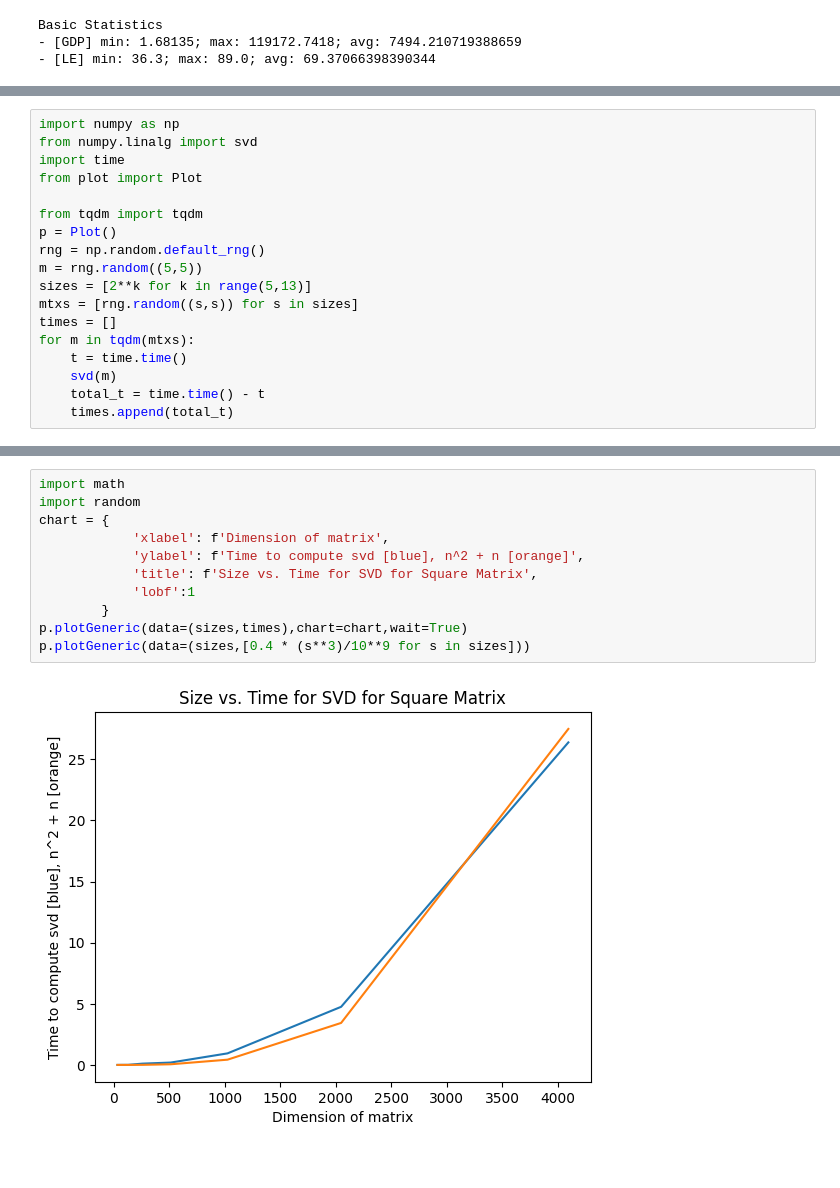
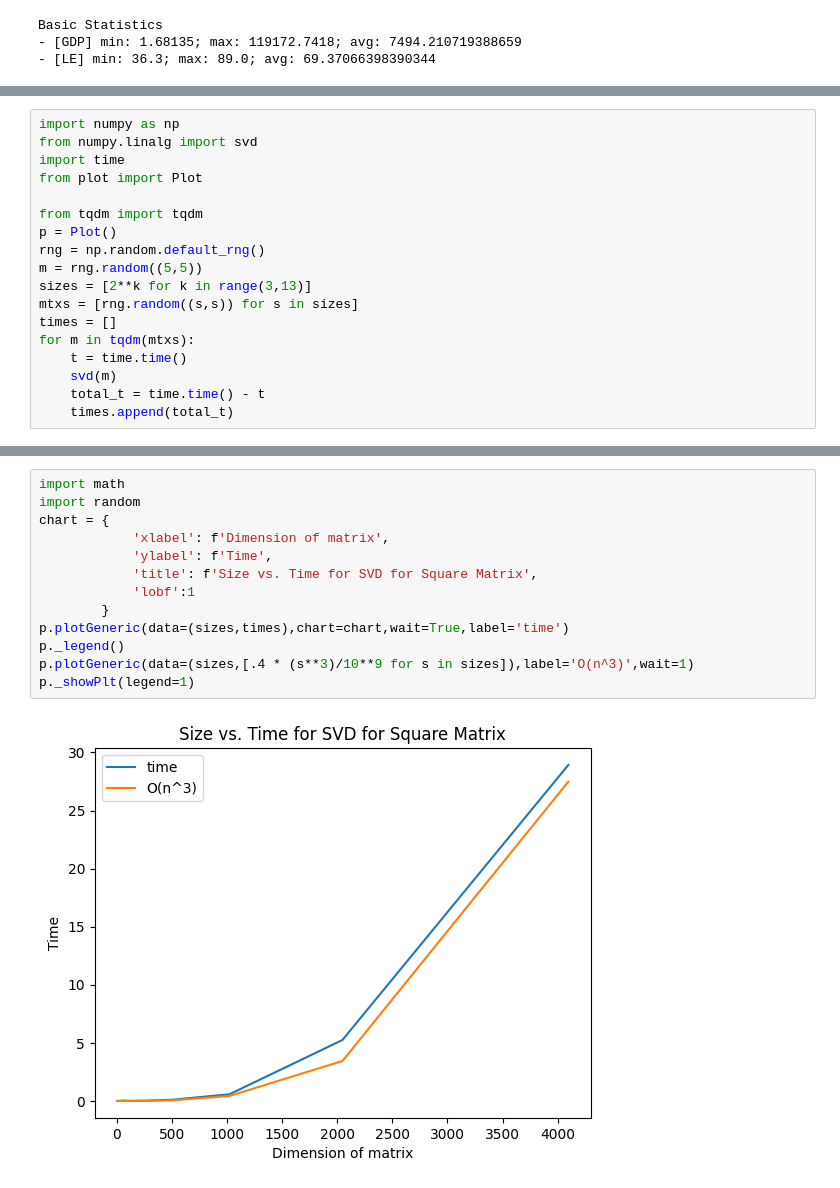
Before and after one commit to DolevArtzi/algsforbigdata, a Jupyter notebook: regression_testing.ipynb, the cells around one changed output, grey strips where cells are left out. Cells and saved outputs as stored; diff of their text form.

```diff
--- a/regression_testing.ipynb
+++ b/regression_testing.ipynb
@@ -57,7 +52,7 @@ from tqdm import tqdm
 p = Plot()
 rng = np.random.default_rng()
 m = rng.random((5,5))
-sizes = [2**k for k in range(5,13)]
+sizes = [2**k for k in range(3,13)]
 mtxs = [rng.random((s,s)) for s in sizes]
 times = []
 for m in tqdm(mtxs):
@@ -68,13 +93,15 @@ for m in tqdm(mtxs):
 # %%
 import math
 import random
 chart = {
             'xlabel': f'Dimension of matrix',
-            'ylabel': f'Time to compute svd [blue], n^2 + n [orange]',
+            'ylabel': f'Time',
             'title': f'Size vs. Time for SVD for Square Matrix',
             'lobf':1
         }
-p.plotGeneric(data=(sizes,times),chart=chart,wait=True)
-p.plotGeneric(data=(sizes,[0.4 * (s**3)/10**9 for s in sizes]))
+p.plotGeneric(data=(sizes,times),chart=chart,wait=True,label='time')
+p._legend()
+p.plotGeneric(data=(sizes,[.4 * (s**3)/10**9 for s in sizes]),label='O(n^3)',wait=1)
+p._showPlt(legend=1)
 # %% [output]
-[figure, old version]
+[figure, new version]
```
Also changed, not shown: parts of 4 cells of this notebook, 1 other file.
